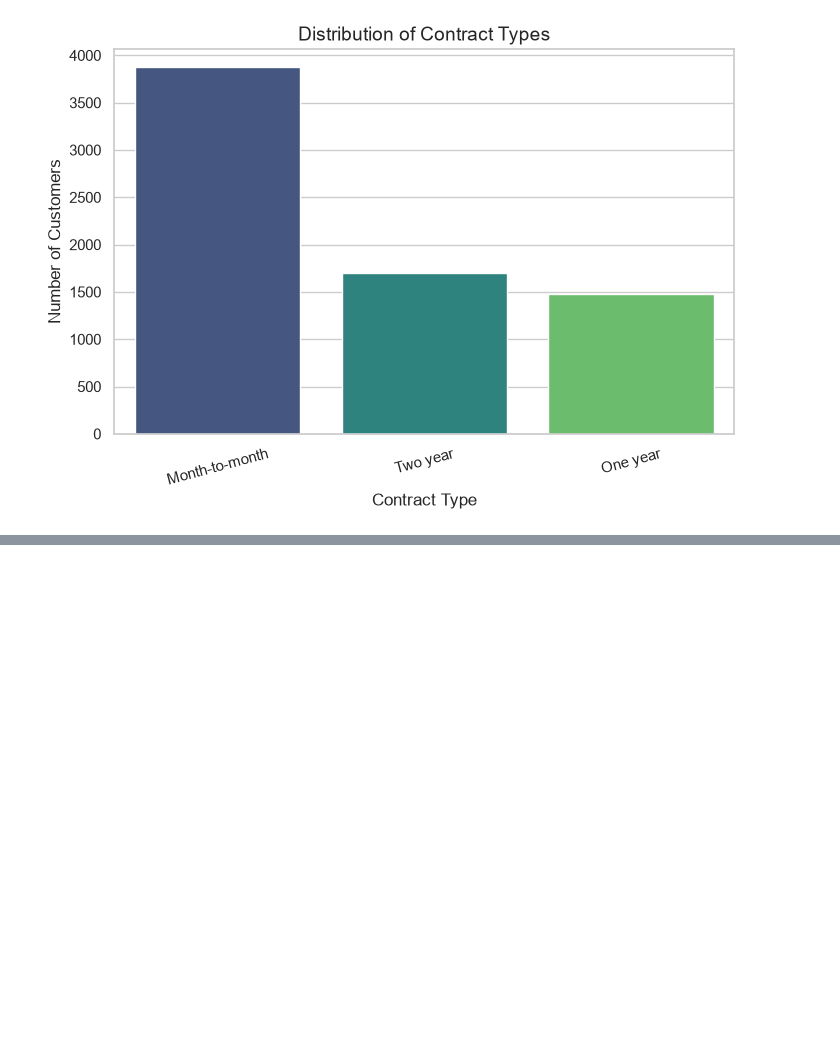
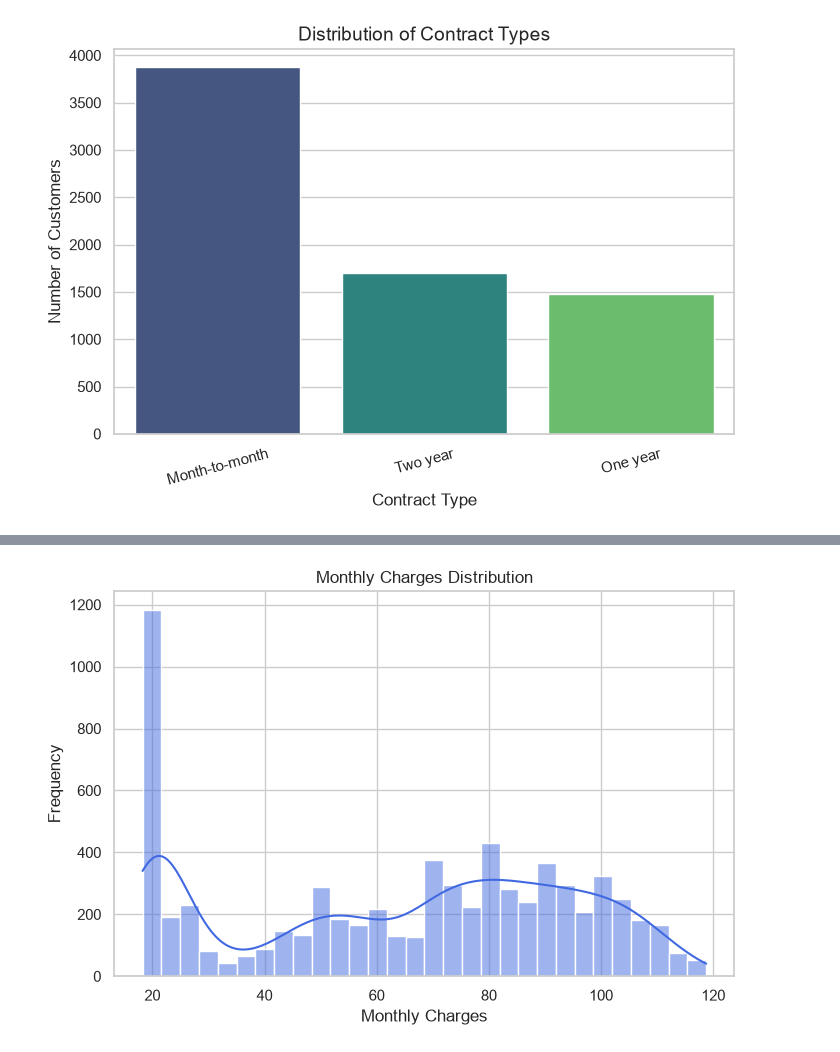
Before and after one commit to Shreel1415/Google_D_A, a Jupyter notebook: notebooks/03_Exploratory_Data_Analysis.ipynb, the cells around one changed output, grey strips where cells are left out. Cells and saved outputs as stored; diff of their text form; code cells hidden in the pictures; blank space fills up the shorter version.

```diff
--- a/notebooks/03_Exploratory_Data_Analysis.ipynb
+++ b/notebooks/03_Exploratory_Data_Analysis.ipynb
@@ -267,0 +314,19 @@ Passing `palette` without assigning `hue` is deprecated and will be removed in v
+# %%
+plt.figure(figsize=(8,5))
+
+sns.histplot(
+    df["monthly_charges"],
+    bins=30,
+    kde=True,
+    color="royalblue"
+)
+
+plt.title("Monthly Charges Distribution")
+
+plt.xlabel("Monthly Charges")
+
+plt.ylabel("Frequency")
+
+plt.show()
+# %% [output]
+[figure, added]
```
Also changed, not shown: parts of 47 cells of this notebook.
